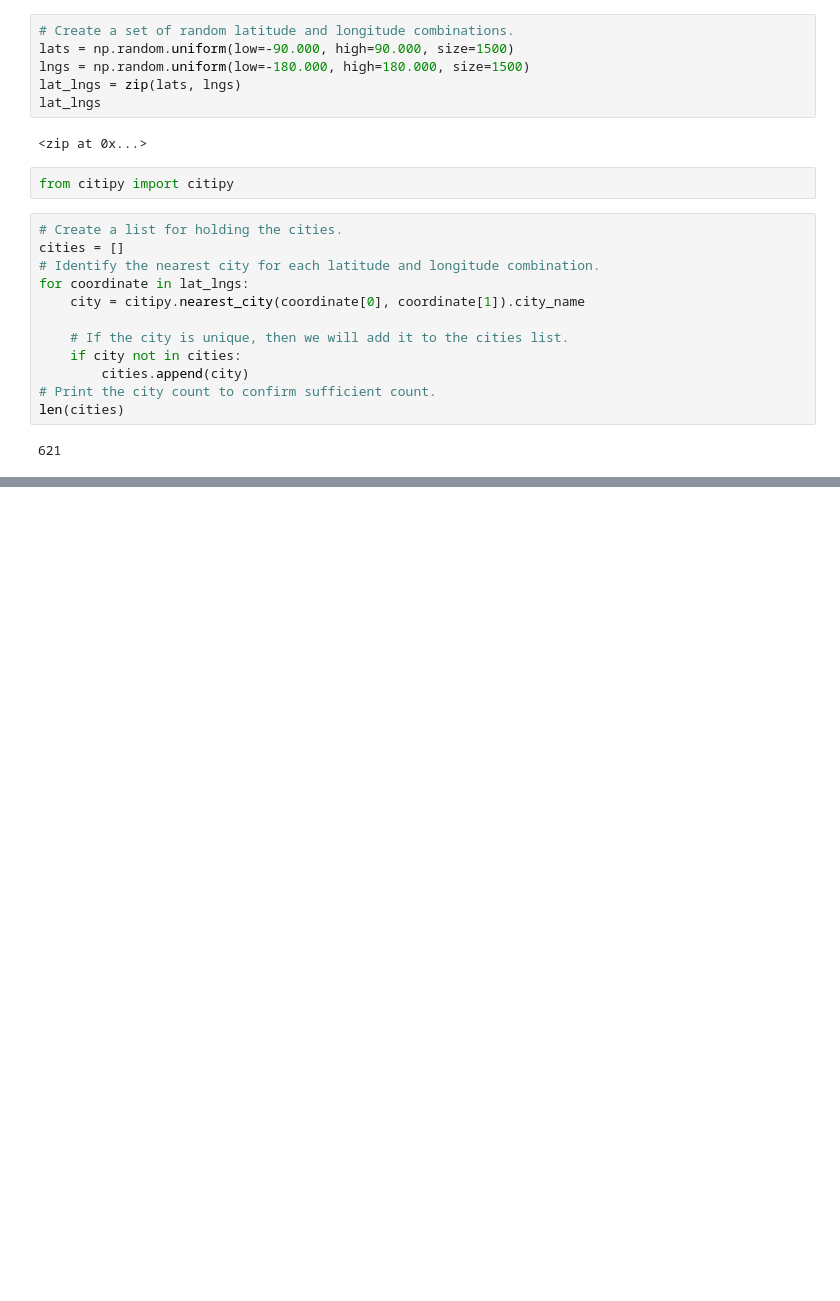
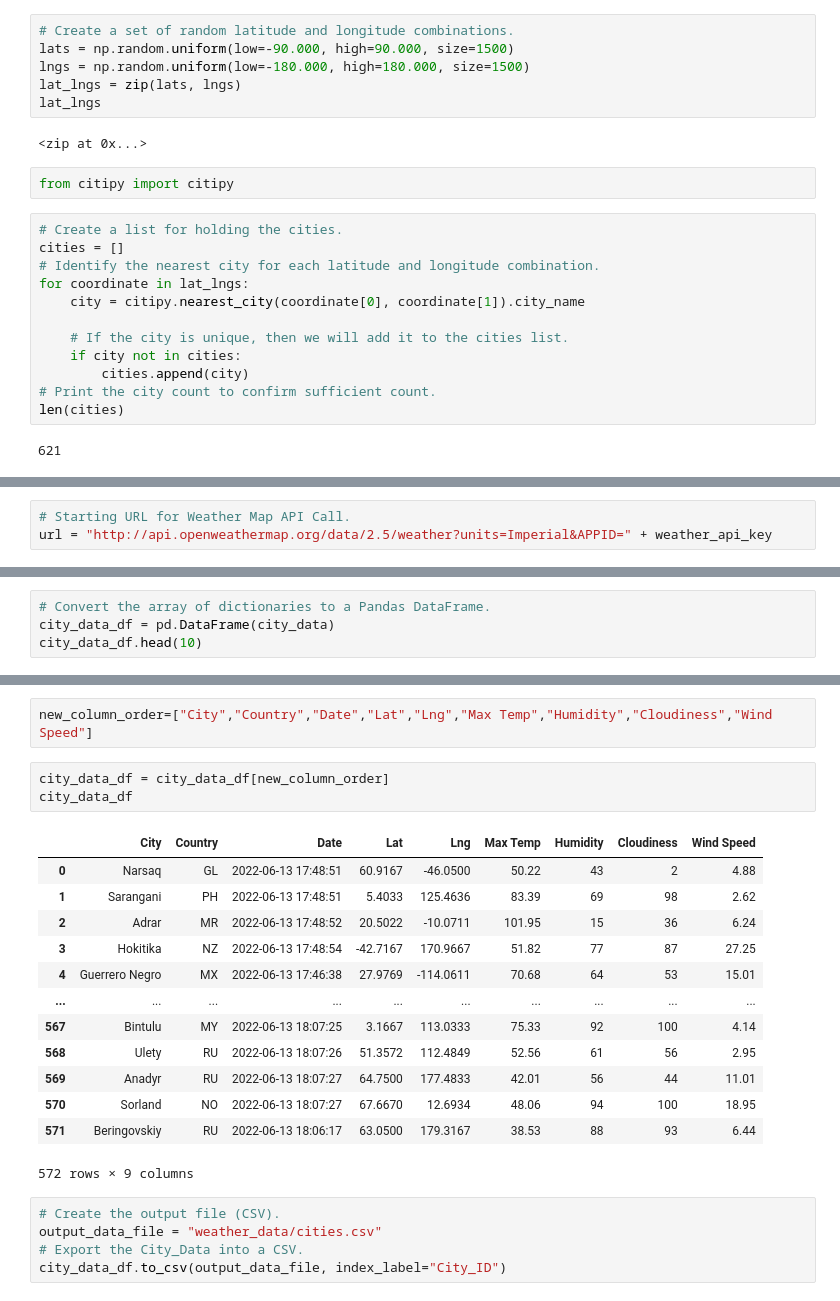
Before and after one commit to brittdrew77/World_Weather_Analysis, a Jupyter notebook: WeatherPy.ipynb, the cells around one changed output, grey strips where cells are left out. Saved outputs shown, nothing was run; the diff lists cells and outputs as text; blank space fills up the shorter version.

Commit message:
adding WeatherPy file

```diff
--- a/WeatherPy.ipynb
+++ b/WeatherPy.ipynb
@@ -29,0 +36,3 @@ len(cities)
+# %%
+# Starting URL for Weather Map API Call.
+url = "http://api.openweathermap.org/data/2.5/weather?units=Imperial&APPID=" + weather_api_key
@@ -29,0 +126,4 @@ len(cities)
+# %%
+# Convert the array of dictionaries to a Pandas DataFrame.
+city_data_df = pd.DataFrame(city_data)
+city_data_df.head(10)
@@ -29,0 +142,24 @@ len(cities)
+# %%
+new_column_order=["City","Country","Date","Lat","Lng","Max Temp","Humidity","Cloudiness","Wind Speed"]
+# %%
+city_data_df = city_data_df[new_column_order]
+city_data_df
+# %% [output]
+|  | City | Country | Date | Lat | Lng | Max Temp | Humidity | Cloudiness | Wind Speed |
+| 0 | Narsaq | GL | 2022-06-13 17:48:51 | 60.9167 | -46.0500 | 50.22 | 43 | 2 | 4.88 |
+| 1 | Sarangani | PH | 2022-06-13 17:48:51 | 5.4033 | 125.4636 | 83.39 | 69 | 98 | 2.62 |
+| 2 | Adrar | MR | 2022-06-13 17:48:52 | 20.5022 | -10.0711 | 101.95 | 15 | 36 | 6.24 |
+| 3 | Hokitika | NZ | 2022-06-13 17:48:54 | -42.7167 | 170.9667 | 51.82 | 77 | 87 | 27.25 |
+| 4 | Guerrero Negro | MX | 2022-06-13 17:46:38 | 27.9769 | -114.0611 | 70.68 | 64 | 53 | 15.01 |
+| ... | ... | ... | ... | ... | ... | ... | ... | ... | ... |
+| 567 | Bintulu | MY | 2022-06-13 18:07:25 | 3.1667 | 113.0333 | 75.33 | 92 | 100 | 4.14 |
+| 568 | Ulety | RU | 2022-06-13 18:07:26 | 51.3572 | 112.4849 | 52.56 | 61 | 56 | 2.95 |
+| 569 | Anadyr | RU | 2022-06-13 18:07:27 | 64.7500 | 177.4833 | 42.01 | 56 | 44 | 11.01 |
+| 570 | Sorland | NO | 2022-06-13 18:07:27 | 67.6670 | 12.6934 | 48.06 | 94 | 100 | 18.95 |
+| 571 | Beringovskiy | RU | 2022-06-13 18:06:17 | 63.0500 | 179.3167 | 38.53 | 88 | 93 | 6.44 |
+572 rows × 9 columns
+# %%
+# Create the output file (CSV).
+output_data_file = "weather_data/cities.csv"
+# Export the City_Data into a CSV.
+city_data_df.to_csv(output_data_file, index_label="City_ID")
```
Also changed, not shown: parts of 5 cells of this notebook, 4 other files.
